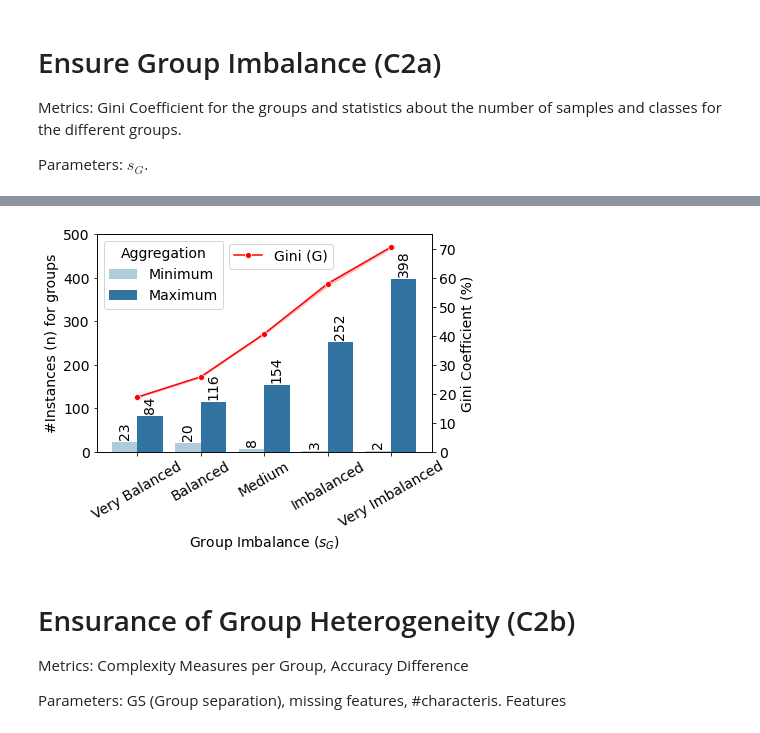
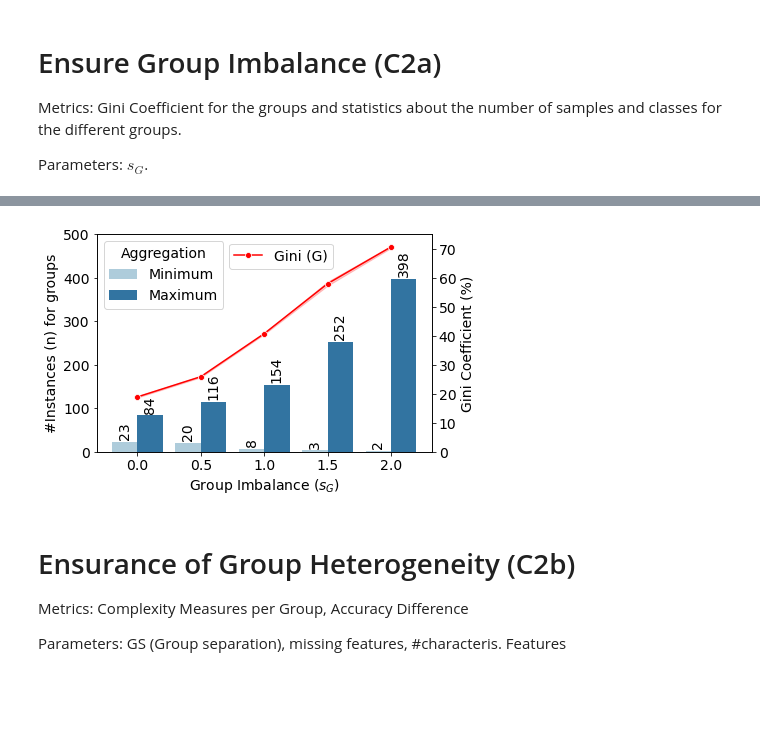
Before and after one commit to IPVS-AS/DataGenerator, a Jupyter notebook: Evaluation-Copy1.ipynb, the cells around one changed output, grey strips where cells are left out. Saved outputs shown, nothing was run; the diff lists cells and outputs as text; code cells hidden in the pictures; blank space fills up the shorter version.

```diff
--- a/Evaluation-Copy1.ipynb
+++ b/Evaluation-Copy1.ipynb
@@ -254,36 +254,35 @@ def show_values_on_bars(axs, rotate=False):
         for idx, ax in np.ndenumerate(axs):
             _show_on_single_plot(ax)
     else:
         _show_on_single_plot(axs)
 import matplotlib
 font = {#'family' : 'normal',
         #'weight' : 'normal',
         'size'   : 14}
 
 matplotlib.rc('font', **font)
 import matplotlib.ticker as mtick
-
 fig = plt.figure()
 palette = sns.color_palette("Paired")[0:2]
 ax = sns.barplot(data=group_stats_melt, x="group_imbalance", y="#n", hue="Aggregation", ci=None, palette=palette)
 show_values_on_bars(ax)
-ax.set_xticklabels(["Very Balanced","Balanced","Medium","Imbalanced", "Very Imbalanced"], rotation=30)
+ax.set_xticklabels([0.0, 0.5, 1.0, 1.5, 2.0])
 ax.set_ylabel("#Instances (n) for groups")
 ax.set_ylim(0, 500)
 ax.legend(labels=["Minimum", "Maximum"], title="Aggregation")
 ax.set_xlabel(r"Group Imbalance ($s_G$)")
 ax = plt.twinx()
 ax2 = sns.lineplot(data=stats_df, x="group_imbalance", y="Gini (G)", color='r', marker="o", ax=ax, legend='brief', label="Gini (G)")
 ax2.set_ylim(0, 75)
 ax2.set_yticks(range(0, 80, 10))
 
 ax2.legend(loc="upper center", bbox_to_anchor=(0.55, 0.99))
 ax2.set_ylabel("Gini Coefficient (%)")
 fig.savefig("evaluation/Figures/C2a_Group_imbalance.pdf", bbox_inches='tight')
 hide_toggle()
 # %% [output]
 [interactive output not drawn]
-[figure, old version]
+[figure, new version]
 # %% [markdown]
 # Ensurance of Group Heterogeneity (C2b)
 
```
Also changed, not shown: parts of 9 cells of this notebook, 19 other files.
